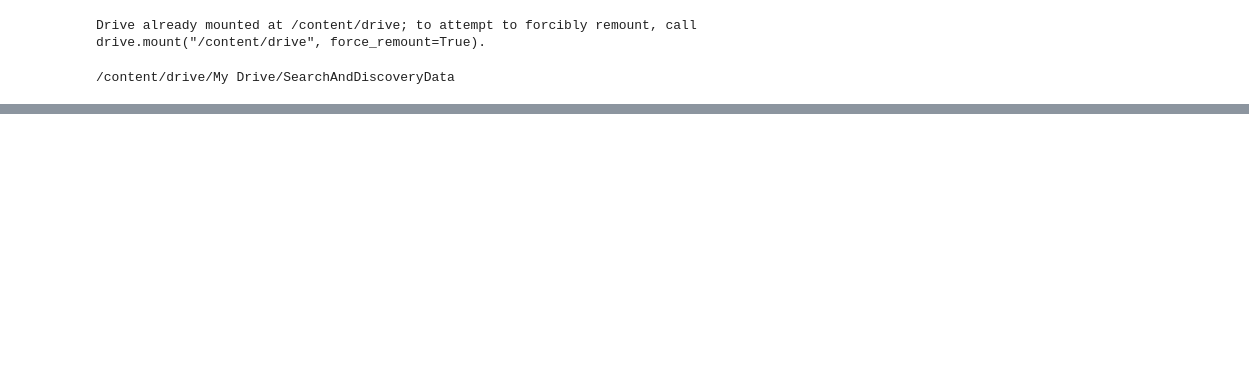
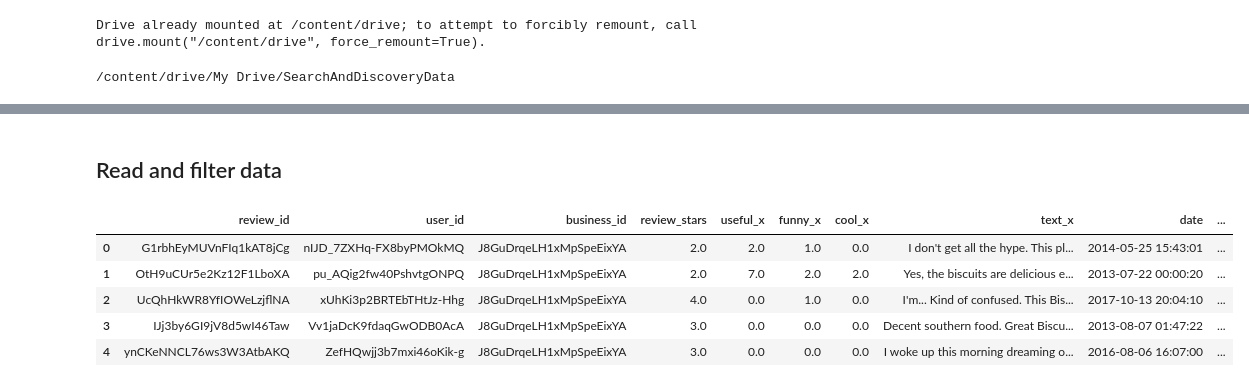
Before and after one commit to allysalib/Yelp-Recommendation-System, a Jupyter notebook: SVD.ipynb, the cells around one changed output, grey strips where cells are left out. Saved outputs shown, nothing was run; the diff lists cells and outputs as text; code cells hidden in the pictures; blank space fills up the shorter version.

```diff
--- a/SVD.ipynb
+++ b/SVD.ipynb
@@ -37,0 +51,2 @@ df_review = pd.read_json('yelp_academic_dataset_review.json',lines=True)
+# %% [markdown]
+## Read and filter data
@@ -38,2 +55,11 @@ df_review = pd.read_json('yelp_academic_dataset_review.json',lines=True)
+# %%
+df.head()
+# %% [output]
+|  | review_id | user_id | business_id | review_stars | useful_x | funny_x | cool_x | text_x | date | ... |
+| 0 | G1rbhEyMUVnFIq1kAT8jCg | nIJD_7ZXHq-FX8byPMOkMQ | J8GuDrqeLH1xMpSpeEixYA | 2.0 | 2.0 | 1.0 | 0.0 | I don't get all the hype. This pl... | 2014-05-25 15:43:01 | ... |
+| 1 | OtH9uCUr5e2Kz12F1LboXA | pu_AQig2fw40PshvtgONPQ | J8GuDrqeLH1xMpSpeEixYA | 2.0 | 7.0 | 2.0 | 2.0 | Yes, the biscuits are delicious e... | 2013-07-22 00:00:20 | ... |
+| 2 | UcQhHkWR8YfIOWeLzjflNA | xUhKi3p2BRTEbTHtJz-Hhg | J8GuDrqeLH1xMpSpeEixYA | 4.0 | 0.0 | 1.0 | 0.0 | I'm... Kind of confused. This Bis... | 2017-10-13 20:04:10 | ... |
+| 3 | IJj3by6GI9jV8d5wI46Taw | Vv1jaDcK9fdaqGwODB0AcA | J8GuDrqeLH1xMpSpeEixYA | 3.0 | 0.0 | 0.0 | 0.0 | Decent southern food. Great Biscu... | 2013-08-07 01:47:22 | ... |
+| 4 | ynCKeNNCL76ws3W3AtbAKQ | ZefHQwjj3b7mxi46oKik-g | J8GuDrqeLH1xMpSpeEixYA | 3.0 | 0.0 | 0.0 | 0.0 | I woke up this morning dreaming o... | 2016-08-06 16:07:00 | ... |
 # %%
 cats = ['Restaurant', 'Restaurants', 'Cafes', 'Bakeries', 'Bars', 'Desserts', 'Coffee & Tea', 'Juice Bars & Smoothies', 'Food Trucks', 'Caterers', 'Coffee Roasteries', 'Delicatessen', 'Deli']
```
Also changed, not shown: parts of 33 cells of this notebook.
